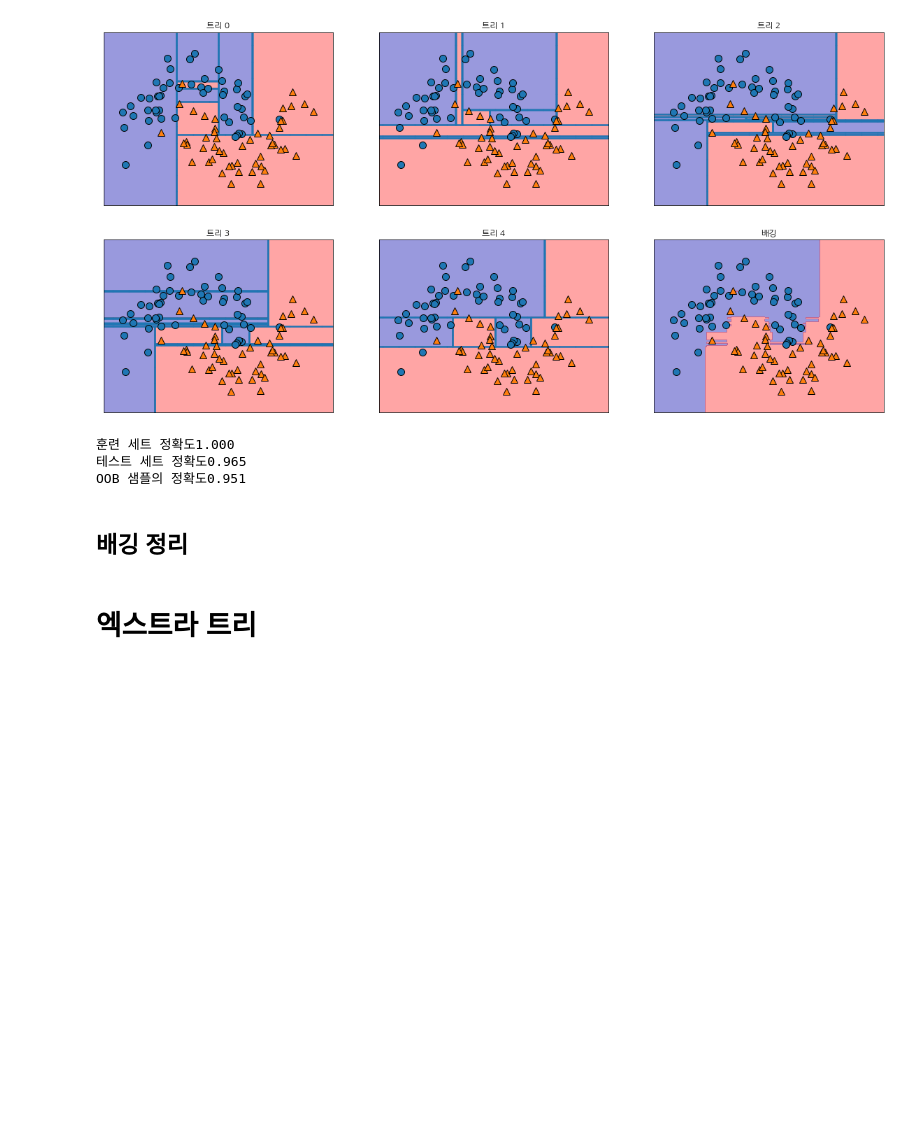
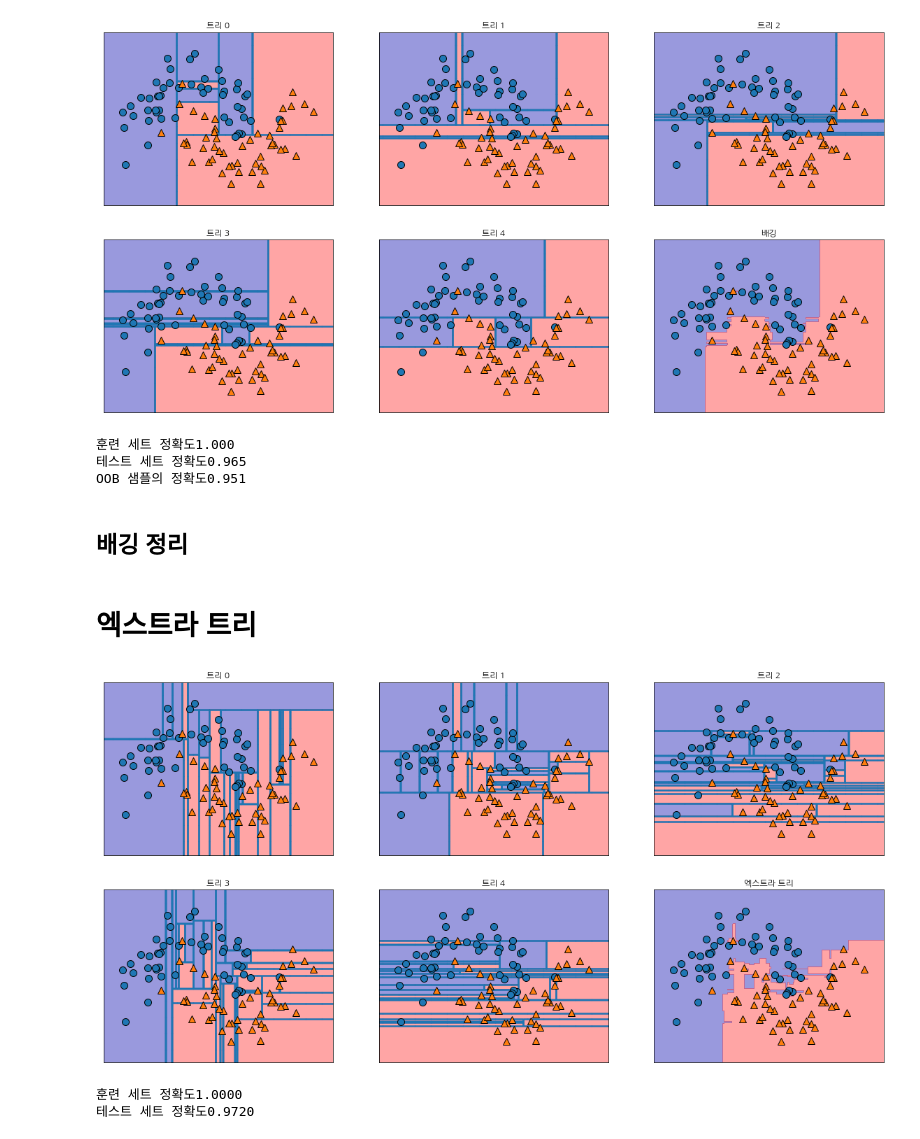
Before and after one commit to sdlee1026/machine, a Jupyter notebook: models/Supervised_Learning/Bagging_ExtraTrees_Adaboost.ipynb, the cells around one changed output. Saved outputs shown, nothing was run; the diff lists cells and outputs as text; code cells hidden in the pictures; blank space fills up the shorter version.

Commit message:
Update ExtraTrees
Update ExtraTrees using two moon dataset and breast cancer dataset

```diff
--- a/models/Supervised_Learning/Bagging_ExtraTrees_Adaboost.ipynb
+++ b/models/Supervised_Learning/Bagging_ExtraTrees_Adaboost.ipynb
@@ -118,0 +132,28 @@ OOB 샘플의 정확도0.951
+# %%
+# two moons dataset use, 결정경계 확인
+# 후보 노드를 랜덤하게 분할한 다음, 최선의 분할을 찾기 때문에 개별 트리의 결정경계가 더 복잡해짐
+# 하지만 그 개별트리를 앙상블한 결과는 비교적 안정적
+
+from sklearn.ensemble import ExtraTreesClassifier
+
+xtree = ExtraTreesClassifier(n_estimators=5, n_jobs=-1, random_state=0).fit(Xm_train, ym_train)
+
+fig, axes = plt.subplots(2, 3, figsize=(20, 10))
+for i, (ax, tree) in enumerate(zip(axes.ravel(), xtree.estimators_)):
+    ax.set_title('트리 {}'.format(i))
+    mglearn.plots.plot_tree_partition(Xm, ym, tree, ax=ax)
+mglearn.plots.plot_2d_separator(xtree, Xm, fill = True, ax=axes[-1,-1], alpha=.4)
+axes[-1,-1].set_title('엑스트라 트리')
+mglearn.discrete_scatter(Xm[:, 0], Xm[:, 1], ym)
+plt.show()
+# %% [output]
+[figure, added]
+# %%
+# ExtraTreesClassifier 트리 갯수 100개, use breast cancer dataset
+xtree100 = ExtraTreesClassifier(n_estimators=100, n_jobs=-1, random_state = 0).fit(Xc_train, yc_train)
+
+print('훈련 세트 정확도{:.4f}'.format(xtree100.score(Xc_train, yc_train)))
+print('테스트 세트 정확도{:.4f}'.format(xtree100.score(Xc_test, yc_test)))
+# %% [output]
+훈련 세트 정확도1.0000
+테스트 세트 정확도0.9720
```
Also changed, not shown: parts of 4 cells of this notebook.
